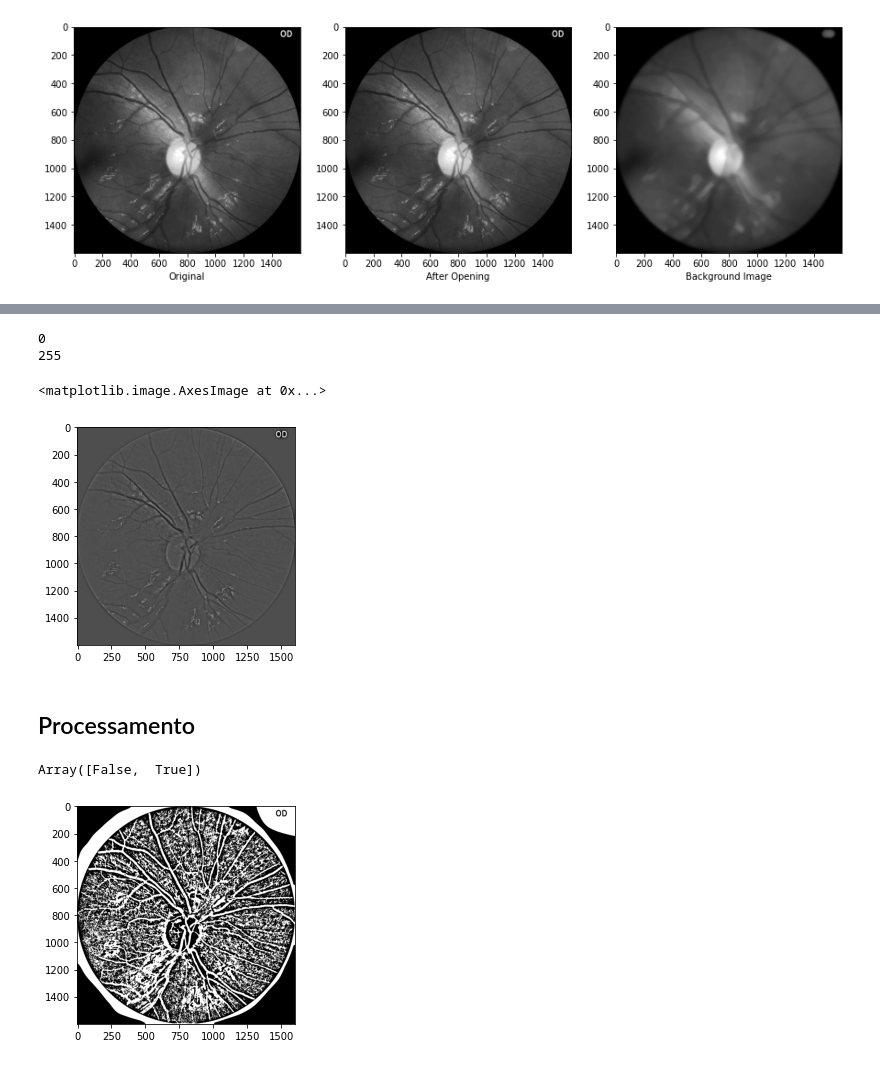
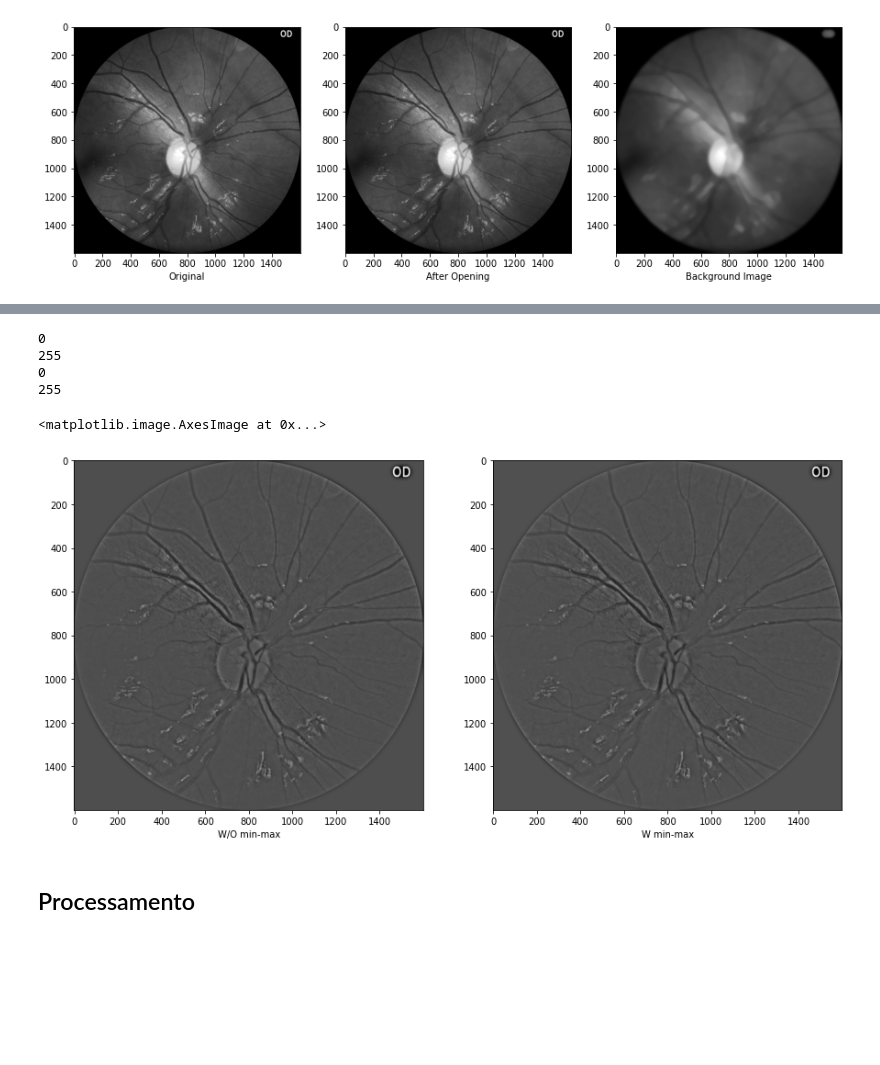
Before and after one commit to danbarretto/Vasc-bifurcation, a Jupyter notebook: vasc-bifurcation.ipynb, the cells around one changed output, grey strips where cells are left out. Saved outputs shown, nothing was run; the diff lists cells and outputs as text; code cells hidden in the pictures; blank space fills up the shorter version.

```diff
--- a/vasc-bifurcation.ipynb
+++ b/vasc-bifurcation.ipynb
@@ -80,20 +91,25 @@ plt.imshow(diff_img, cmap="gray")
 diff_img = ((diff_img - np.min(diff_img)) / (np.max(diff_img) - np.min(diff_img))*255).astype(np.uint8)
 print(np.min(diff_img))
 print(np.max(diff_img))
+
+diff_img_mod = ((diff_img_mod - np.min(diff_img_mod)) / (np.max(diff_img_mod) - np.min(diff_img_mod))*255).astype(np.uint8)
+print(np.min(diff_img_mod))
+print(np.max(diff_img_mod))
 # %% [output]
 0
 255
+0
+255
-# %%
-plt.imshow(diff_img, cmap='gray')
-# %% [output]
-<matplotlib.image.AxesImage at 0x...>
-[figure, removed]
+# %%
+plt.figure(figsize=(15,15))
+plt.subplot(121)
+plt.xlabel("W/O min-max")
+plt.imshow(diff_img, cmap="gray")
+plt.subplot(122)
+plt.xlabel("W min-max")
+plt.imshow(diff_img_mod, cmap="gray")
+# %% [output]
+<matplotlib.image.AxesImage at 0x...>
+[figure, added]
 # %% [markdown]
 ## Processamento
-# %%
-thresh_img = diff_img < threshold_local(diff_img, block_size=11, method='gaussian', param=50)
-plt.imshow(thresh_img, cmap='gray')
-np.unique(thresh_img)
-# %% [output]
-Array([False,  True])
-[figure, removed]
```
Also changed, not shown: parts of 4 cells of this notebook, 1 other file.
